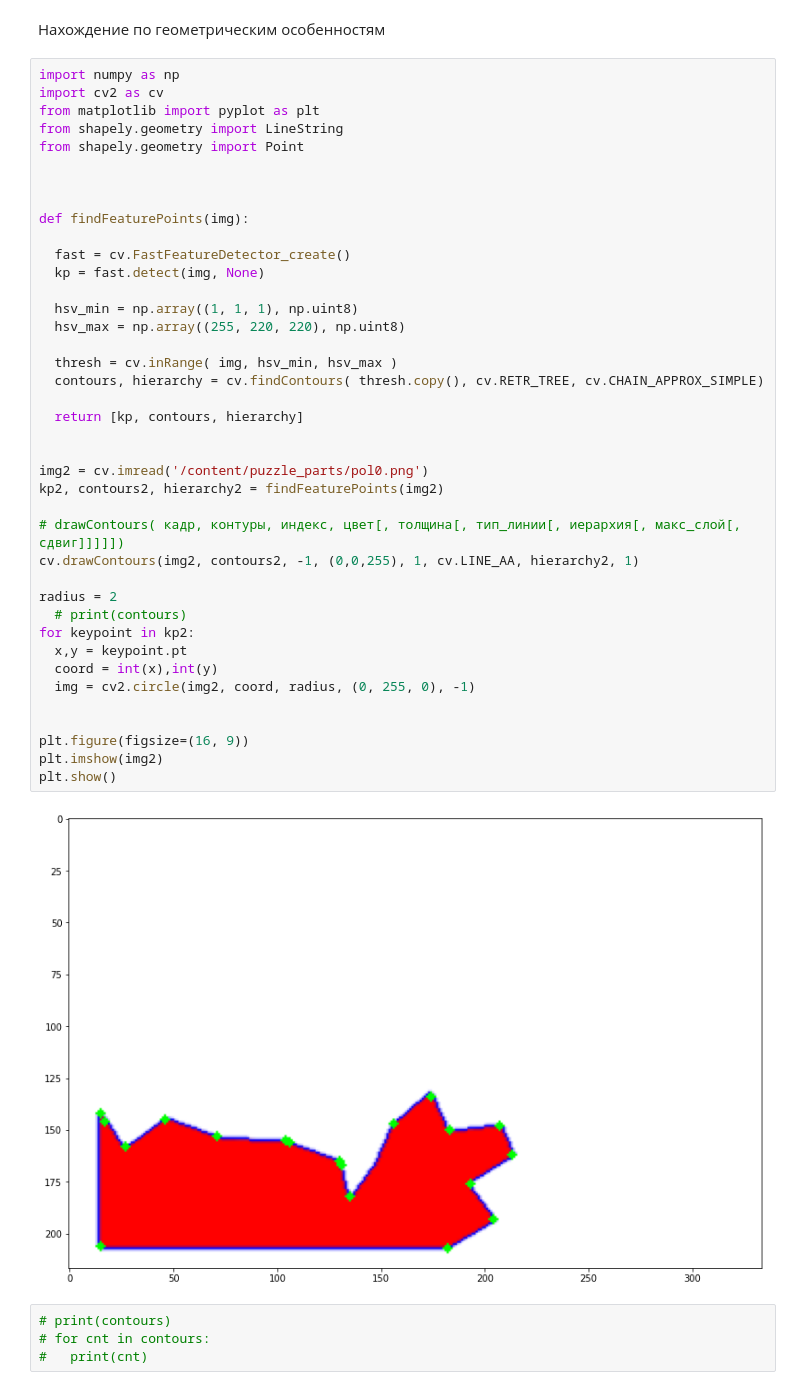
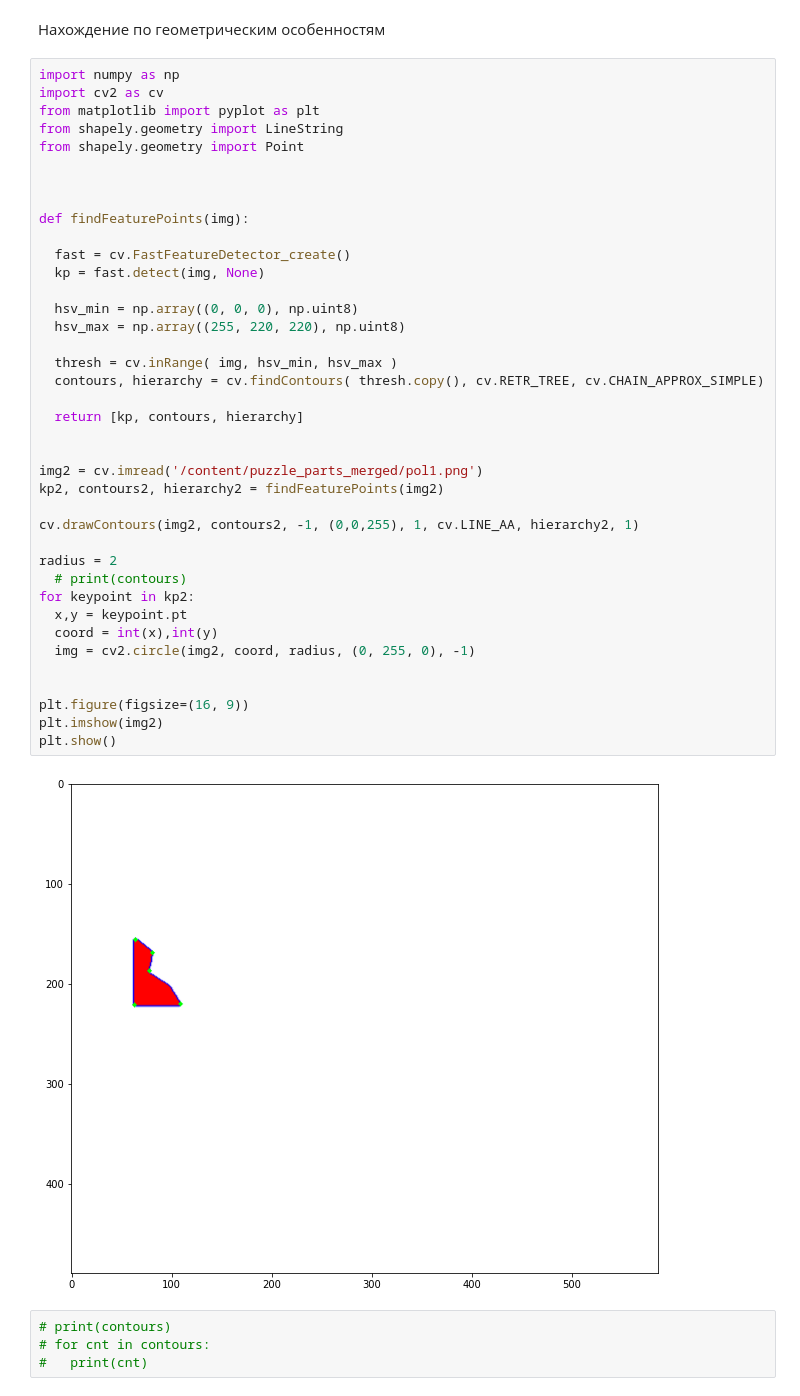
Before and after one commit to Sardaan/puzzle, a Jupyter notebook: puzzle.ipynb, the cells around one changed output. Drawn from its saved outputs; the diff is of its cells as text.

```diff
--- a/puzzle.ipynb
+++ b/puzzle.ipynb
@@ -185,37 +181,36 @@ from shapely.geometry import Point
 
 def findFeaturePoints(img):
 
   fast = cv.FastFeatureDetector_create()
   kp = fast.detect(img, None)
 
-  hsv_min = np.array((1, 1, 1), np.uint8)
+  hsv_min = np.array((0, 0, 0), np.uint8)
   hsv_max = np.array((255, 220, 220), np.uint8)
 
   thresh = cv.inRange( img, hsv_min, hsv_max )
   contours, hierarchy = cv.findContours( thresh.copy(), cv.RETR_TREE, cv.CHAIN_APPROX_SIMPLE)
 
   return [kp, contours, hierarchy]
 
 
-img2 = cv.imread('/content/puzzle_parts/pol0.png')
+img2 = cv.imread('/content/puzzle_parts_merged/pol1.png')
 kp2, contours2, hierarchy2 = findFeaturePoints(img2)
 
-# drawContours( кадр, контуры, индекс, цвет[, толщина[, тип_линии[, иерархия[, макс_слой[, сдвиг]]]]])
 cv.drawContours(img2, contours2, -1, (0,0,255), 1, cv.LINE_AA, hierarchy2, 1)
 
 radius = 2
   # print(contours)
 for keypoint in kp2:
   x,y = keypoint.pt
   coord = int(x),int(y)
   img = cv2.circle(img2, coord, radius, (0, 255, 0), -1)
 
 
 plt.figure(figsize=(16, 9))
 plt.imshow(img2)
 plt.show()
 # %% [output]
-[figure, old version]
+[figure, new version]
 # %%
 # print(contours)
 # for cnt in contours:
```
Also changed, not shown: parts of 10 cells of this notebook.
